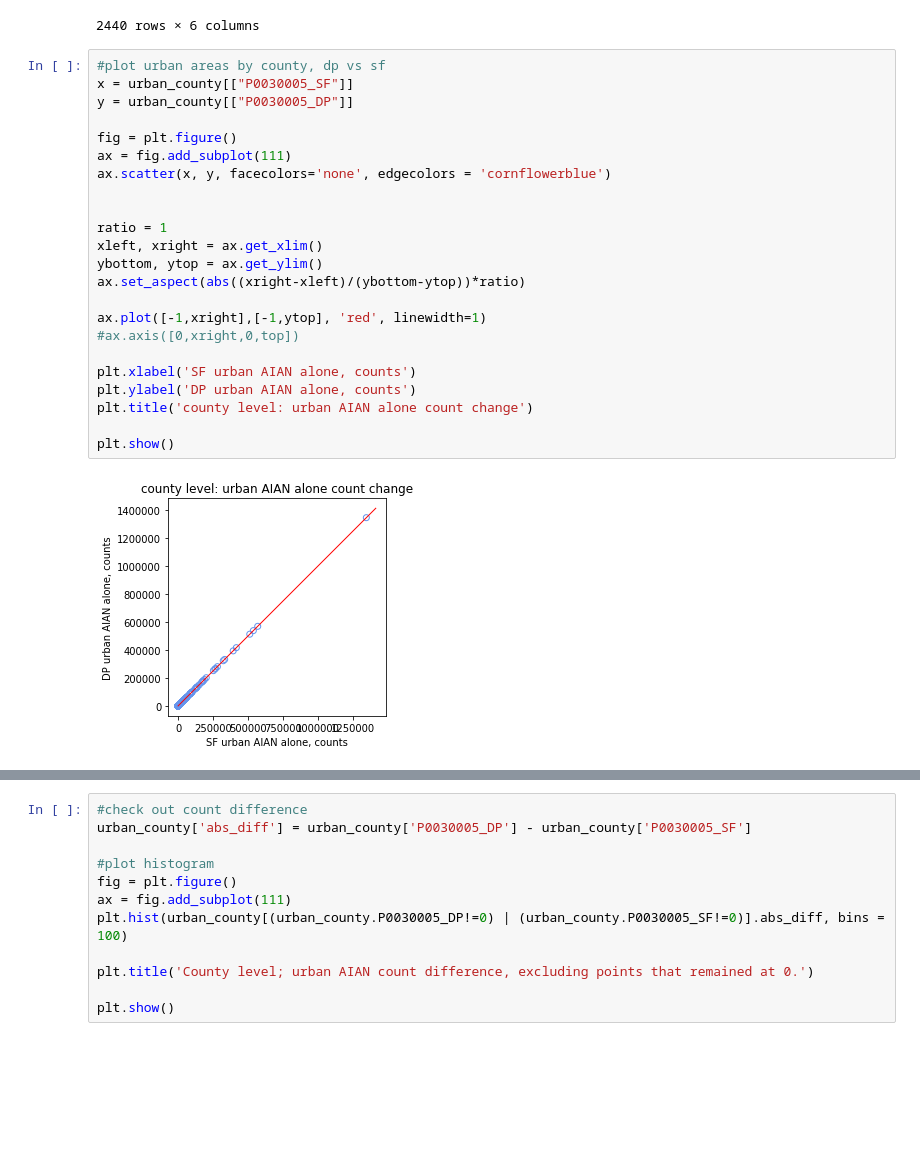
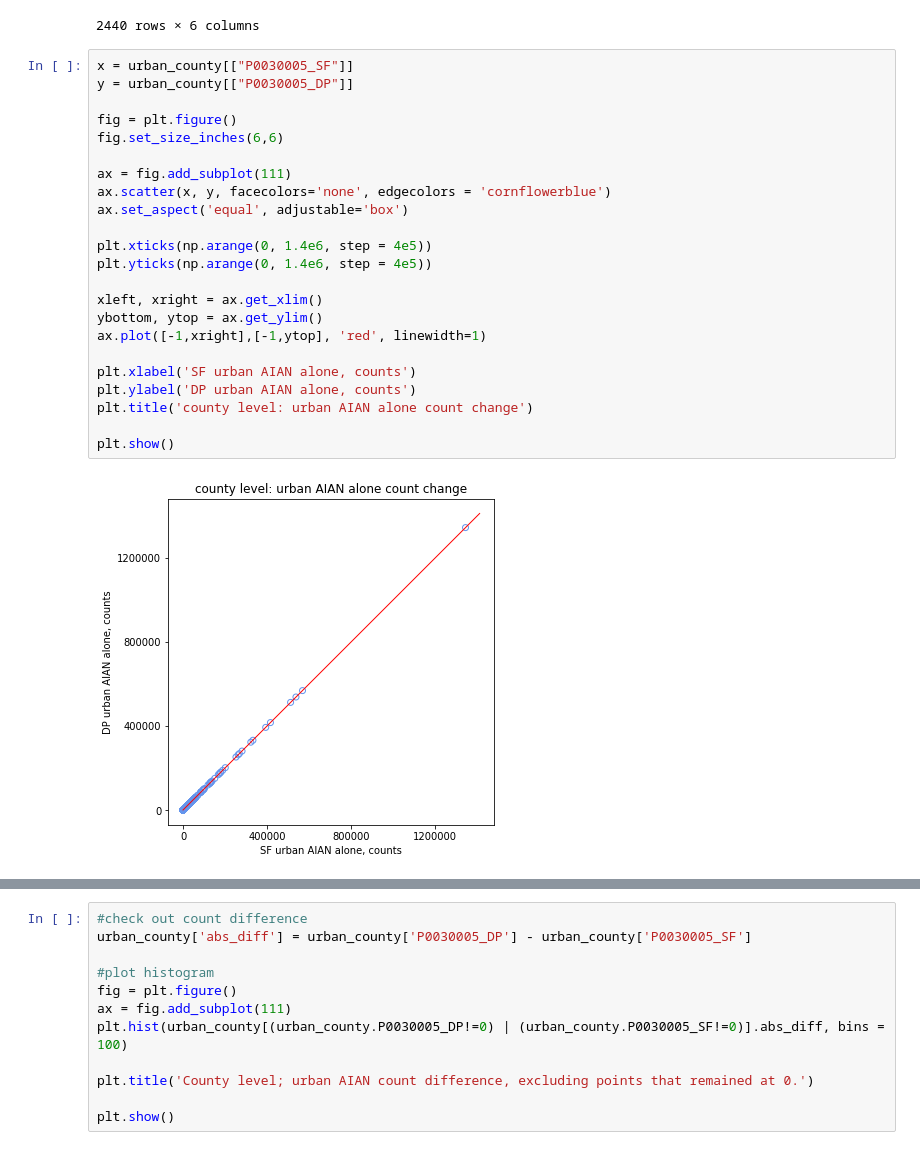
Before and after one commit to beatrixkh/explore_census_2020_dp, a Jupyter notebook: 2020_census_look_for_urban_AIAN_bias.ipynb, the cells around one changed output, grey strips where cells are left out. Cells and saved outputs as stored; diff of their text form; blank space fills up the shorter version.

```diff
--- a/2020_census_look_for_urban_AIAN_bias.ipynb
+++ b/2020_census_look_for_urban_AIAN_bias.ipynb
@@ -194,30 +195,30 @@ urban_county
 |  | 45.0 | 8 | 0 | 82 | 115 | 3277 | 3191 |
 2440 rows × 6 columns
 # %%
-#plot urban areas by county, dp vs sf
 x = urban_county[["P0030005_SF"]]
 y = urban_county[["P0030005_DP"]]
 
 fig = plt.figure()
+fig.set_size_inches(6,6)
+
 ax = fig.add_subplot(111)
 ax.scatter(x, y, facecolors='none', edgecolors = 'cornflowerblue')
+ax.set_aspect('equal', adjustable='box')
 
+plt.xticks(np.arange(0, 1.4e6, step = 4e5))
+plt.yticks(np.arange(0, 1.4e6, step = 4e5))
 
-ratio = 1
 xleft, xright = ax.get_xlim()
 ybottom, ytop = ax.get_ylim()
-ax.set_aspect(abs((xright-xleft)/(ybottom-ytop))*ratio)
-
 ax.plot([-1,xright],[-1,ytop], 'red', linewidth=1)
-#ax.axis([0,xright,0,top])
 
 plt.xlabel('SF urban AIAN alone, counts')
 plt.ylabel('DP urban AIAN alone, counts')
 plt.title('county level: urban AIAN alone count change')
 
 plt.show()
 # %% [output]
-[figure, old version]
+[figure, new version]
 # %%
 #let's zoom in
 x = urban_county[(ur_county.P0030005_DP<1e3) | (ur_county.P0030005_SF<1e3)][["P0030005_SF"]]
```
Also changed, not shown: parts of 9 cells of this notebook.
